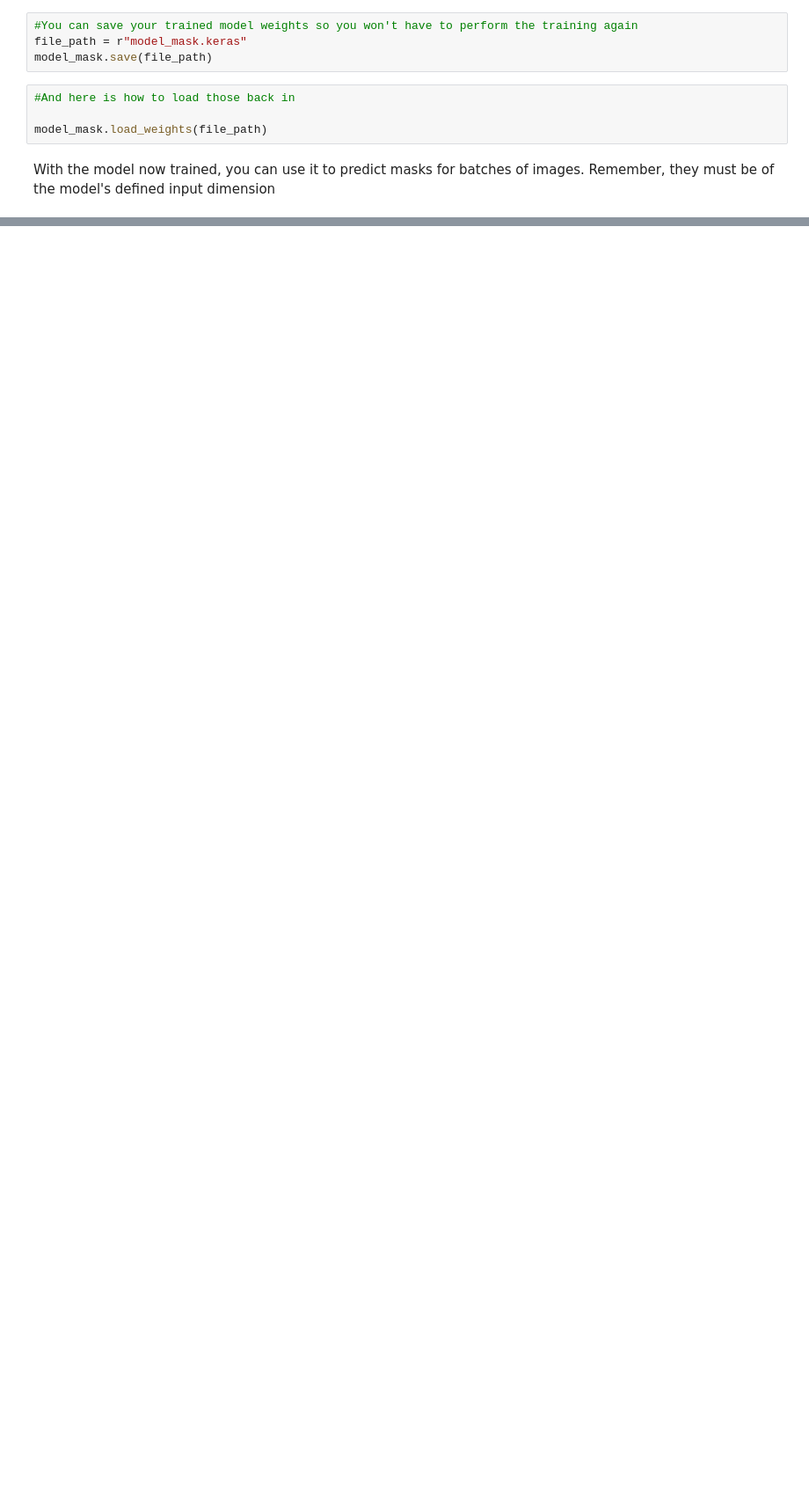
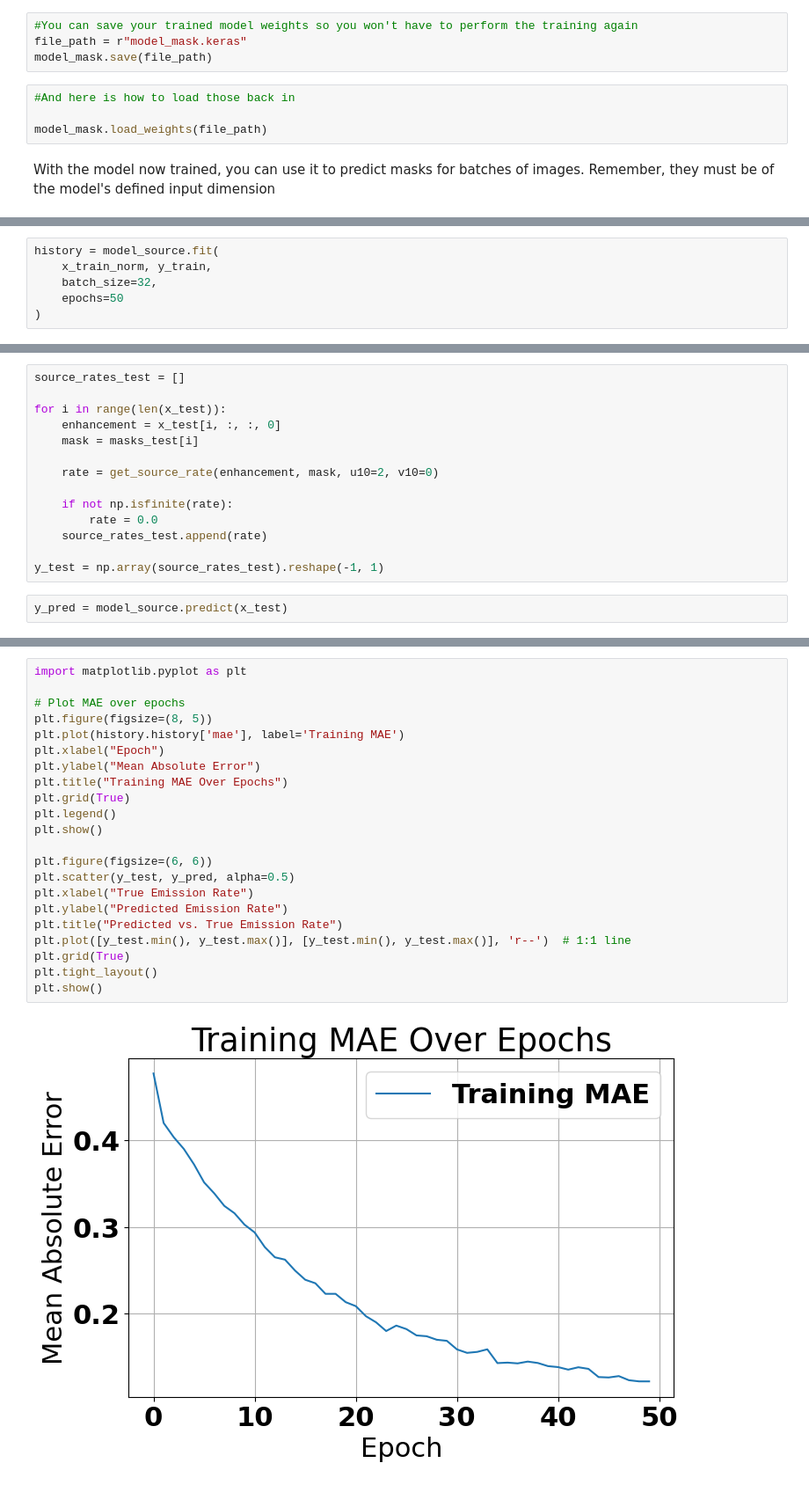
Before and after one commit to alibecerra/Methane, a Jupyter notebook: simulated-training/dataverse_files/U_Plume_Notebook.ipynb, the cells around one changed output, grey strips where cells are left out. Shown: that part at 88% size. Saved outputs shown, nothing was run; the diff lists cells and outputs as text; blank space fills up the shorter version.

Commit message:
getting the source rate estimator to work

```diff
--- a/simulated-training/dataverse_files/U_Plume_Notebook.ipynb
+++ b/simulated-training/dataverse_files/U_Plume_Notebook.ipynb
@@ -722,0 +732,6 @@ for i in range(10):
+# %%
+history = model_source.fit(
+    x_train_norm, y_train,
+    batch_size=32,
+    epochs=50
+)
@@ -722,0 +756,16 @@ for i in range(10):
+# %%
+source_rates_test = []
+
+for i in range(len(x_test)):
+    enhancement = x_test[i, :, :, 0]
+    mask = masks_test[i]
+
+    rate = get_source_rate(enhancement, mask, u10=2, v10=0)
+
+    if not np.isfinite(rate):
+        rate = 0.0
+    source_rates_test.append(rate)
+
+y_test = np.array(source_rates_test).reshape(-1, 1)
+# %%
+y_pred = model_source.predict(x_test)
@@ -722,0 +798,24 @@ for i in range(10):
+# %%
+import matplotlib.pyplot as plt
+
+# Plot MAE over epochs
+plt.figure(figsize=(8, 5))
+plt.plot(history.history['mae'], label='Training MAE')
+plt.xlabel("Epoch")
+plt.ylabel("Mean Absolute Error")
+plt.title("Training MAE Over Epochs")
+plt.grid(True)
+plt.legend()
+plt.show()
+
+plt.figure(figsize=(6, 6))
+plt.scatter(y_test, y_pred, alpha=0.5)
+plt.xlabel("True Emission Rate")
+plt.ylabel("Predicted Emission Rate")
+plt.title("Predicted vs. True Emission Rate")
+plt.plot([y_test.min(), y_test.max()], [y_test.min(), y_test.max()], 'r--')  # 1:1 line
+plt.grid(True)
+plt.tight_layout()
+plt.show()
+# %% [output]
+[figure, added]
```
Also changed, not shown: parts of 18 cells of this notebook, 1 other file.
